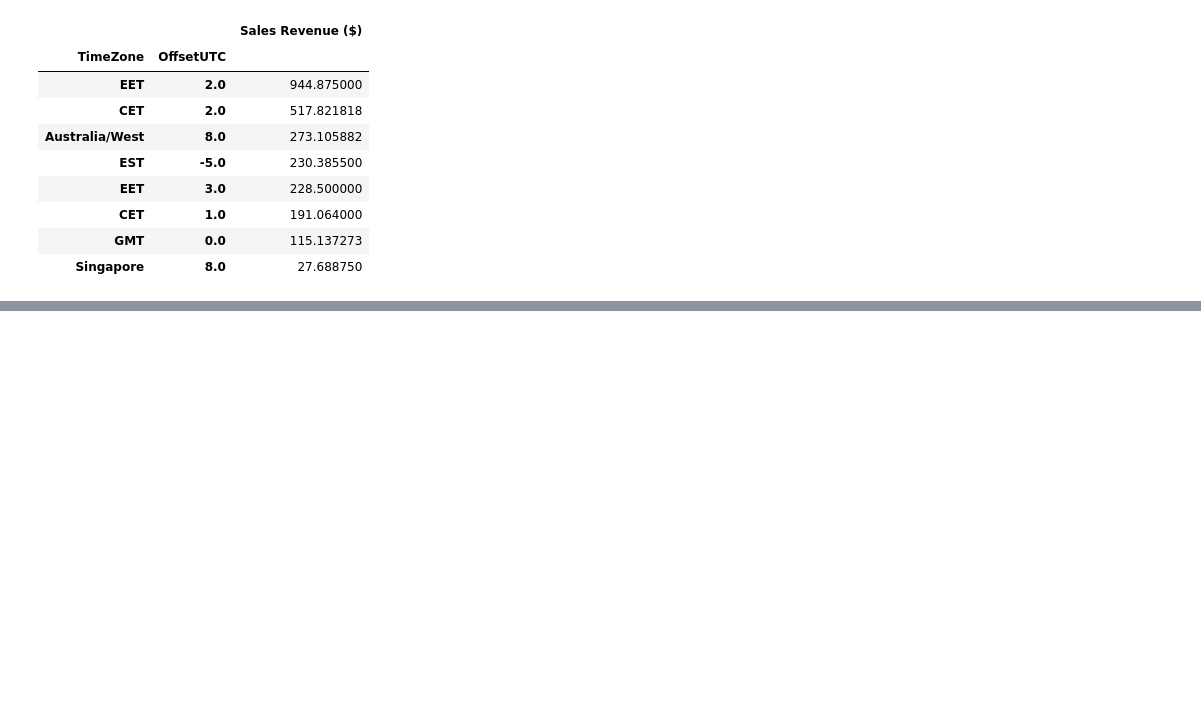
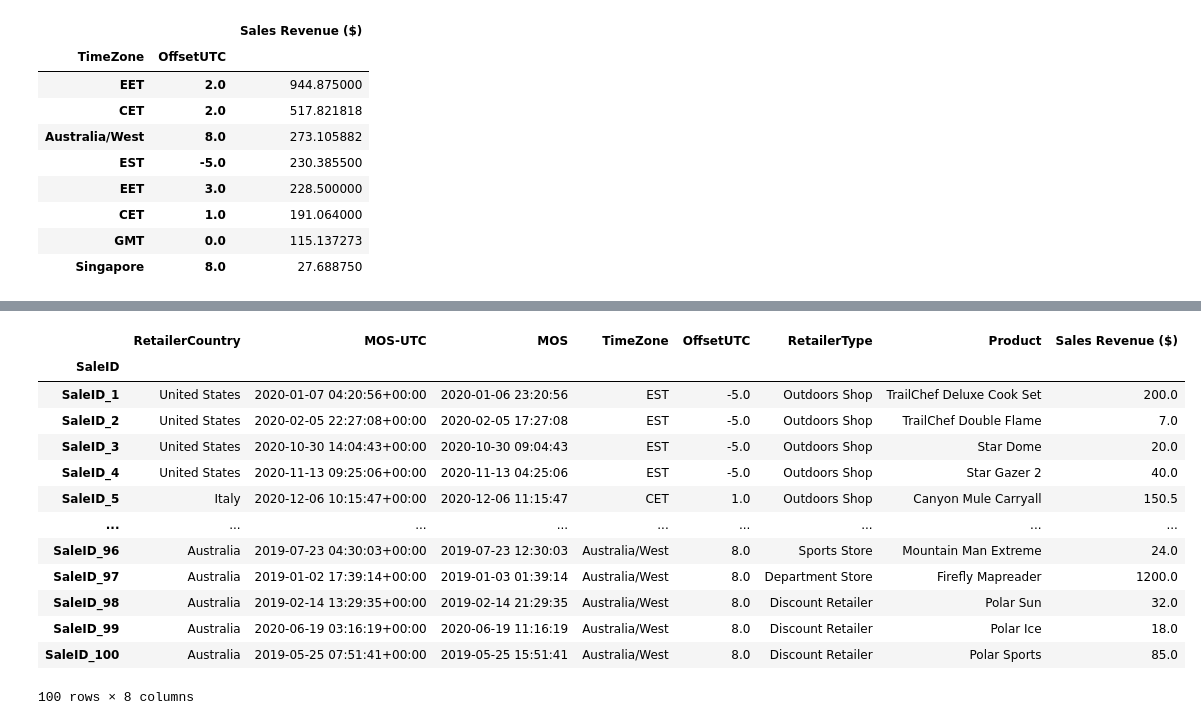
Before and after one commit to dnewbie25/365-data-science, a Jupyter notebook: Dates and time/practical_task_solution.ipynb, the cells around one changed output, grey strips where cells are left out. Saved outputs shown, nothing was run; the diff lists cells and outputs as text; code cells hidden in the pictures; blank space fills up the shorter version.

```diff
--- a/Dates and time/practical_task_solution.ipynb
+++ b/Dates and time/practical_task_solution.ipynb
@@ -290,0 +301,5 @@ bullet point
+# %%
+sales_data["MOS-UTC"] = [pd.to_datetime(sales_data['MOS'].iloc[i]).tz_localize(sales_data['TimeZone'].iloc[i]).tz_convert('UTC')
+                        for i in range(len(sales_data))]
+
+sales_data[["MOS","MOS-UTC"]]
@@ -290,0 +336,4 @@ bullet point
+# %%
+column_names_reordered = ['RetailerCountry','MOS-UTC','MOS','TimeZone','OffsetUTC','RetailerType','Product','Sales Revenue ($)']
+sales_data=sales_data[column_names_reordered]
+sales_data.head()
@@ -290,0 +348,17 @@ bullet point
+# %%
+sales_data
+# %% [output]
+|  | RetailerCountry | MOS-UTC | MOS | TimeZone | OffsetUTC | RetailerType | Product | Sales Revenue ($) |
+| SaleID |  |  |  |  |  |  |  |  |
+| SaleID_1 | United States | 2020-01-07 04:20:56+00:00 | 2020-01-06 23:20:56 | EST | -5.0 | Outdoors Shop | TrailChef Deluxe Cook Set | 200.0 |
+| SaleID_2 | United States | 2020-02-05 22:27:08+00:00 | 2020-02-05 17:27:08 | EST | -5.0 | Outdoors Shop | TrailChef Double Flame | 7.0 |
+| SaleID_3 | United States | 2020-10-30 14:04:43+00:00 | 2020-10-30 09:04:43 | EST | -5.0 | Outdoors Shop | Star Dome | 20.0 |
+| SaleID_4 | United States | 2020-11-13 09:25:06+00:00 | 2020-11-13 04:25:06 | EST | -5.0 | Outdoors Shop | Star Gazer 2 | 40.0 |
+| SaleID_5 | Italy | 2020-12-06 10:15:47+00:00 | 2020-12-06 11:15:47 | CET | 1.0 | Outdoors Shop | Canyon Mule Carryall | 150.5 |
+| ... | ... | ... | ... | ... | ... | ... | ... | ... |
+| SaleID_96 | Australia | 2019-07-23 04:30:03+00:00 | 2019-07-23 12:30:03 | Australia/West | 8.0 | Sports Store | Mountain Man Extreme | 24.0 |
+| SaleID_97 | Australia | 2019-01-02 17:39:14+00:00 | 2019-01-03 01:39:14 | Australia/West | 8.0 | Department Store | Firefly Mapreader | 1200.0 |
+| SaleID_98 | Australia | 2019-02-14 13:29:35+00:00 | 2019-02-14 21:29:35 | Australia/West | 8.0 | Discount Retailer | Polar Sun | 32.0 |
+| SaleID_99 | Australia | 2020-06-19 03:16:19+00:00 | 2020-06-19 11:16:19 | Australia/West | 8.0 | Discount Retailer | Polar Ice | 18.0 |
+| SaleID_100 | Australia | 2019-05-25 07:51:41+00:00 | 2019-05-25 15:51:41 | Australia/West | 8.0 | Discount Retailer | Polar Sports | 85.0 |
+100 rows × 8 columns
```
Also changed, not shown: parts of 6 cells of this notebook.
